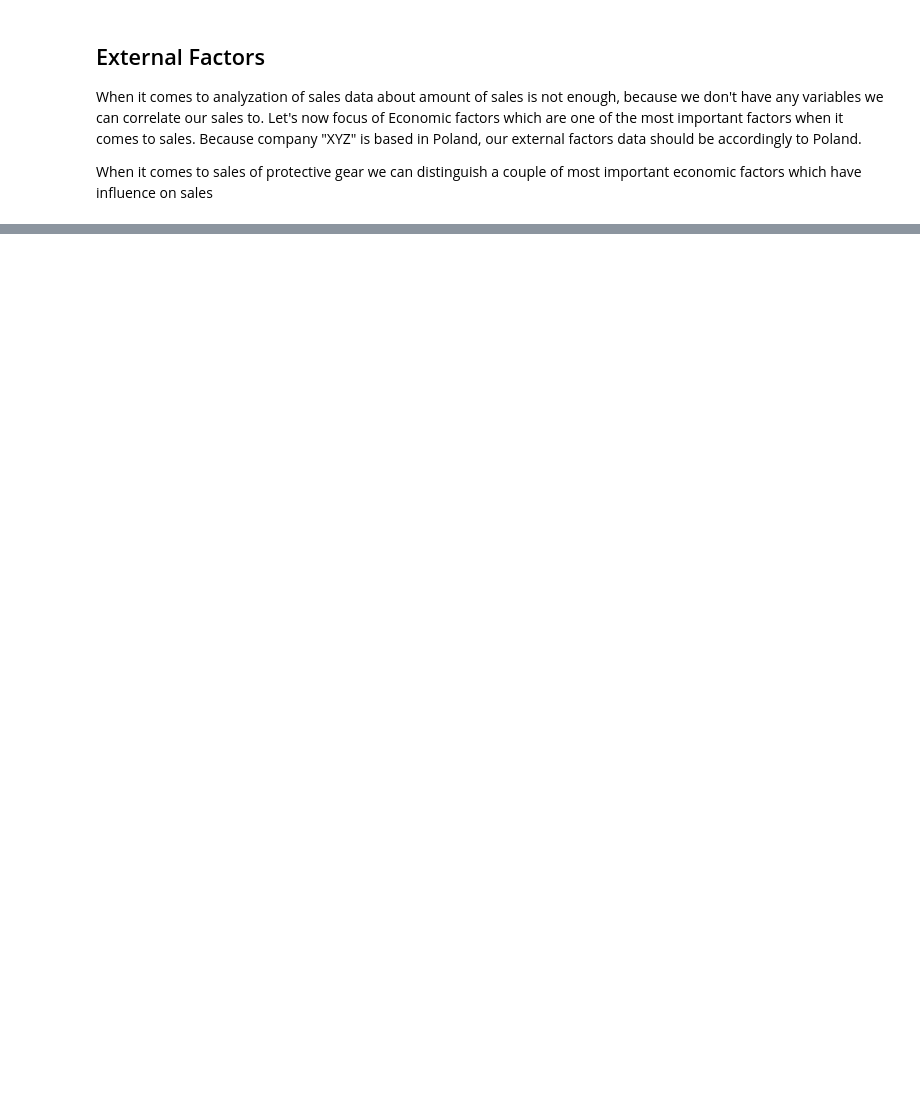
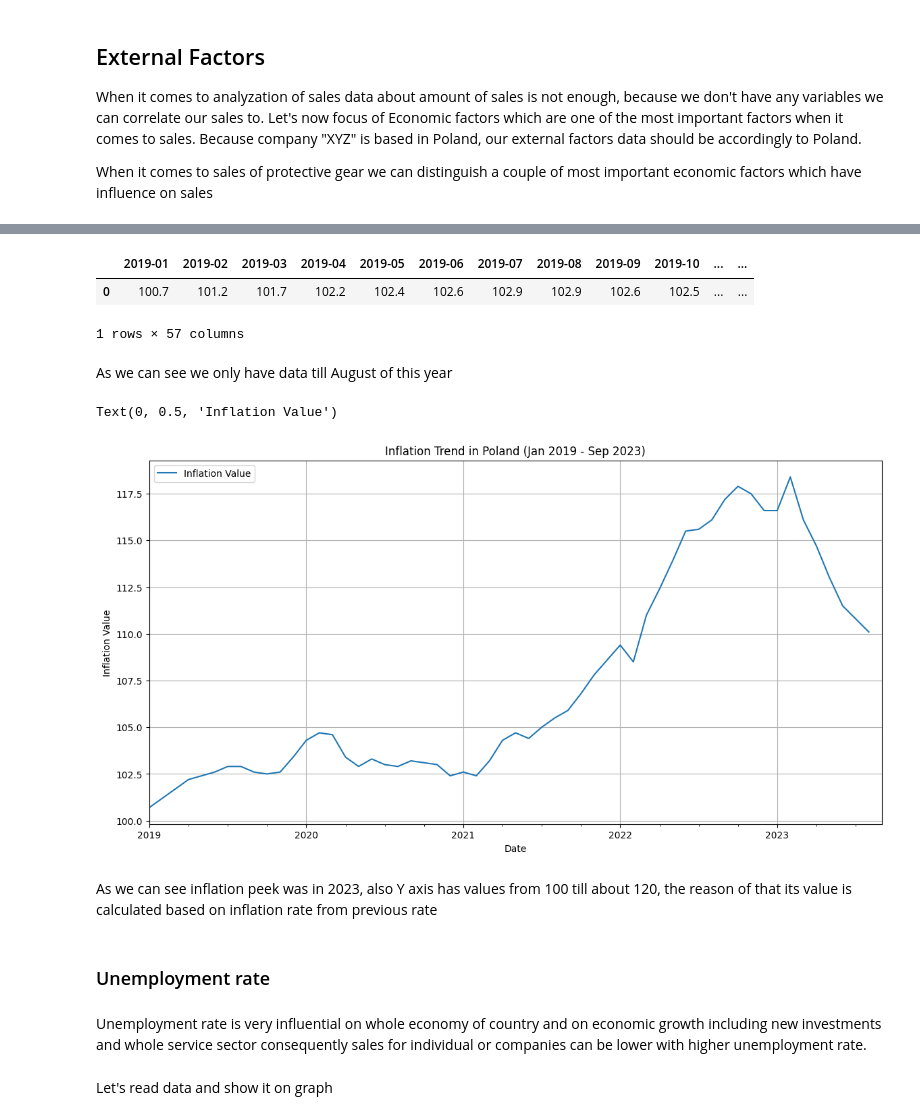
Before and after one commit to MichalI495002/Personal-Challenge, a Jupyter notebook: Jupyter Notebook/notebook.ipynb, the cells around one changed output, grey strips where cells are left out. Cells and saved outputs as stored; diff of their text form; code cells hidden in the pictures; blank space fills up the shorter version.

```diff
--- a/Jupyter Notebook/notebook.ipynb
+++ b/Jupyter Notebook/notebook.ipynb
@@ -82,0 +104,4 @@ When it comes to sales of protective gear we can distinguish a couple of most im
+# %%
+inflation_data = pd.read_csv('../Datasets/Inflation data/Inflation Poland.csv')
+
+print(inflation_data.head())
@@ -82,0 +119,31 @@ When it comes to sales of protective gear we can distinguish a couple of most im
+# %%
+df_inflation = pd.DataFrame(inflation_data)
+df_inflation
+# %% [output]
+|  | 2019-01 | 2019-02 | 2019-03 | 2019-04 | 2019-05 | 2019-06 | 2019-07 | 2019-08 | 2019-09 | 2019-10 | ... | ... |
+| 0 | 100.7 | 101.2 | 101.7 | 102.2 | 102.4 | 102.6 | 102.9 | 102.9 | 102.6 | 102.5 | ... | ... |
+1 rows × 57 columns
+# %% [markdown]
+As we can see we only have data till August of this year
+# %%
+# Reshape the dataframe to long format
+df_long = df_inflation.melt(var_name='Date', value_name='Inflation Value')
+
+# Convert the 'Date' column to datetime format for better plotting
+df_long['Date'] = pd.to_datetime(df_long['Date'])
+
+# Plot the graph using pandas plotting functionality
+ax = df_long.plot(x='Date', y='Inflation Value', figsize=(14, 7), grid=True, title='Inflation Trend in Poland (Jan 2019 - Sep 2023)')
+ax.set_xlabel('Date')
+ax.set_ylabel('Inflation Value')
+# %% [output]
+Text(0, 0.5, 'Inflation Value')
+[figure, added]
+# %% [markdown]
+As we can see inflation peek was in 2023, also Y axis has values from 100 till about 120, the reason of that its value is calculated based on inflation rate from previous rate
+# %% [markdown]
+### Unemployment rate
+# %% [markdown]
+Unemployment rate is very influential on whole economy of country and on economic growth including new investments and whole service sector consequently sales for individual or companies can be lower with higher unemployment rate.
+# %% [markdown]
+Let's read data and show it on graph
```
Also changed, not shown: parts of 15 cells of this notebook, 3 other files.
